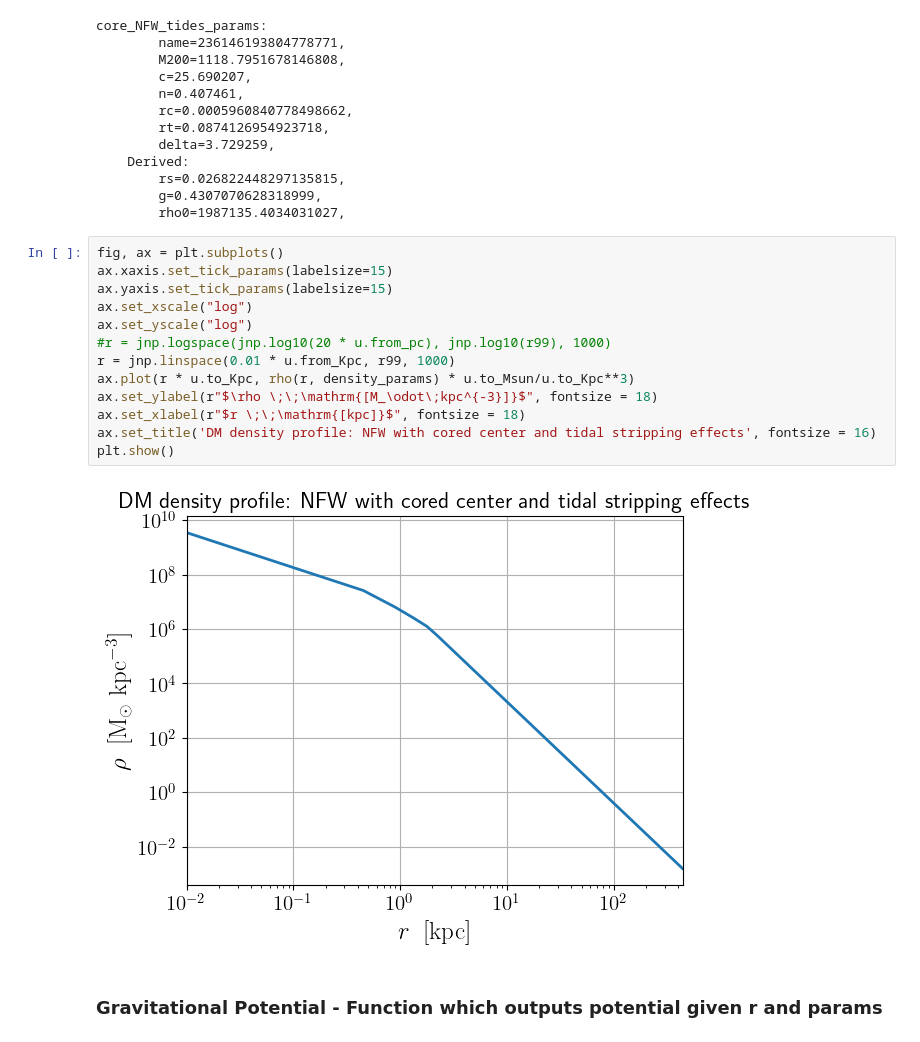
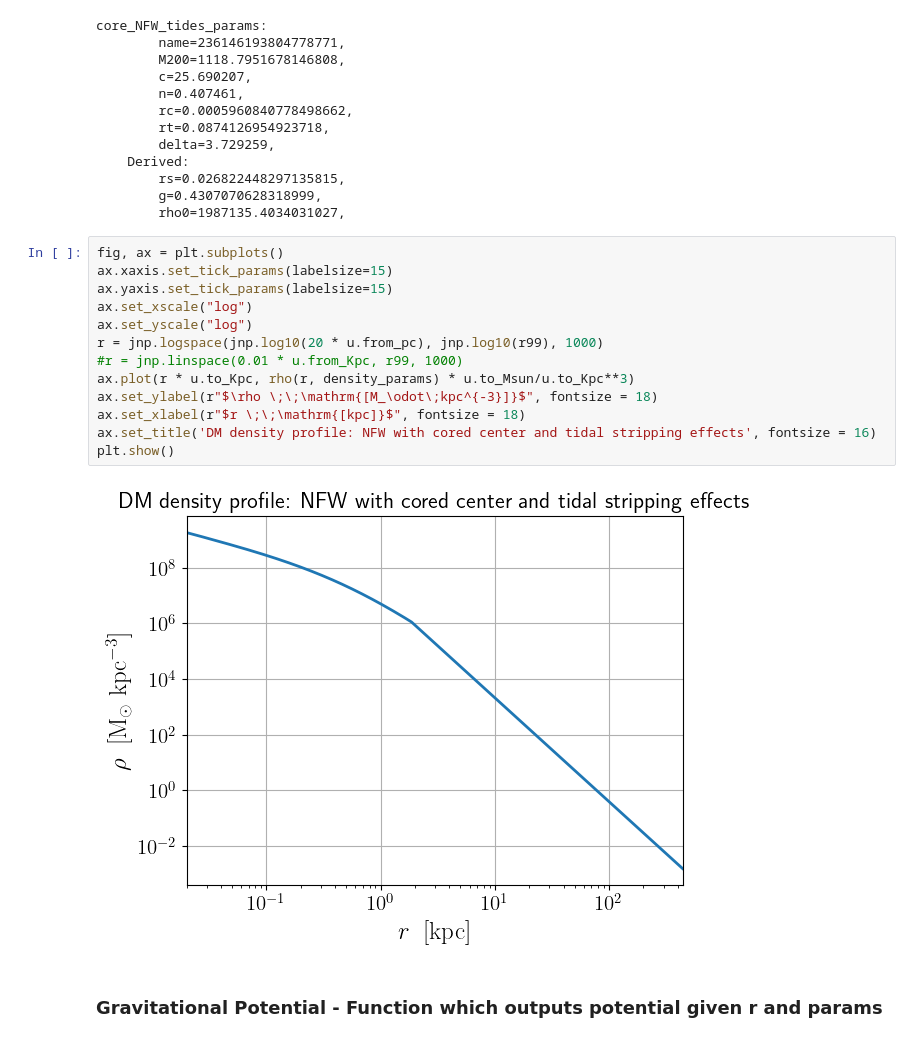
Before and after one commit to jdarne22/jaxsp, a Jupyter notebook: Adding_stellar_masses/examples/tutorial.ipynb, the cells around one changed output. Cells and saved outputs as stored; diff of their text form.

```diff
--- a/Adding_stellar_masses/examples/tutorial.ipynb
+++ b/Adding_stellar_masses/examples/tutorial.ipynb
@@ -103,18 +103,18 @@ core_NFW_tides_params:
 # %%
 fig, ax = plt.subplots()
 ax.xaxis.set_tick_params(labelsize=15)
 ax.yaxis.set_tick_params(labelsize=15)
 ax.set_xscale("log")
 ax.set_yscale("log")
-#r = jnp.logspace(jnp.log10(20 * u.from_pc), jnp.log10(r99), 1000)
-r = jnp.linspace(0.01 * u.from_Kpc, r99, 1000)
+r = jnp.logspace(jnp.log10(20 * u.from_pc), jnp.log10(r99), 1000)
+#r = jnp.linspace(0.01 * u.from_Kpc, r99, 1000)
 ax.plot(r * u.to_Kpc, rho(r, density_params) * u.to_Msun/u.to_Kpc**3)
 ax.set_ylabel(r"$\rho \;\;\mathrm{[M_\odot\;kpc^{-3}]}$", fontsize = 18)
 ax.set_xlabel(r"$r \;\;\mathrm{[kpc]}$", fontsize = 18)
 ax.set_title('DM density profile: NFW with cored center and tidal stripping effects', fontsize = 16)
 plt.show()
 # %% [output]
-[figure, old version]
+[figure, new version]
 # %% [markdown]
 ### Gravitational Potential - Function which outputs potential given r and params
 # %% [markdown]
```
Also changed, not shown: parts of 2 cells of this notebook, 24 other files.
